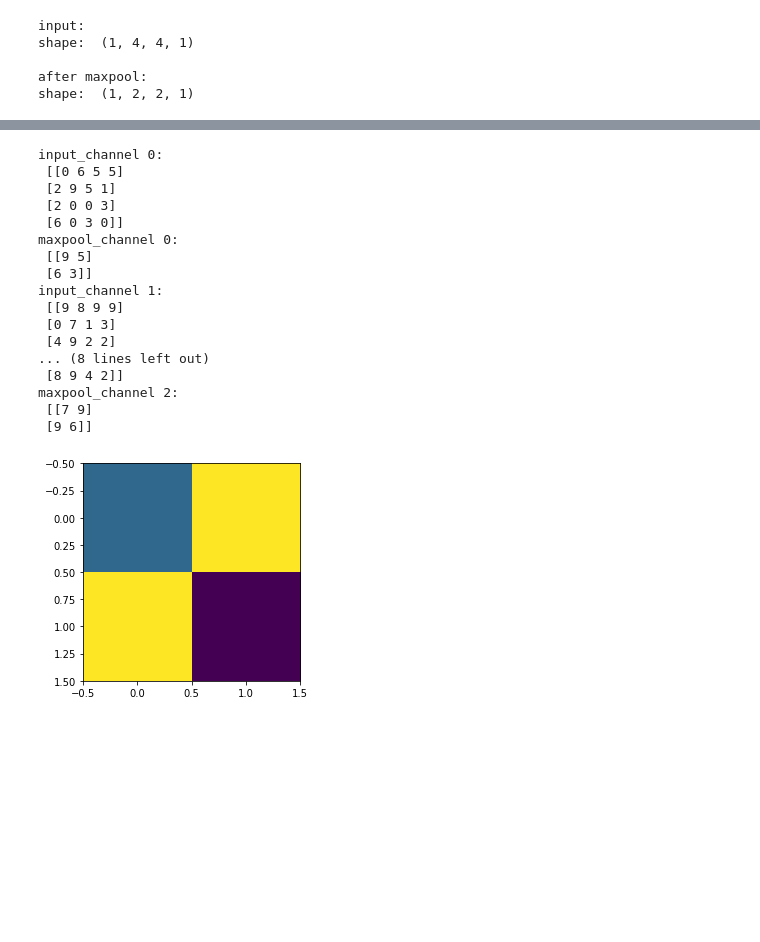
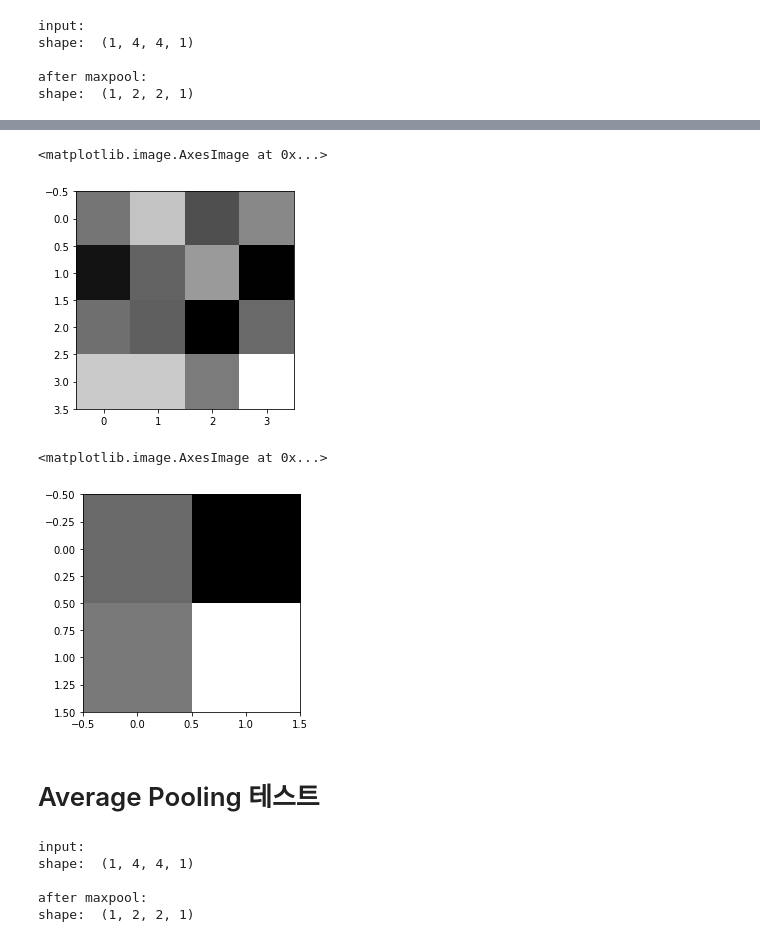
Before and after one commit to engineerjkk/DeepLearning_from_Scratch, a Jupyter notebook: conv_and_pooling_layer.ipynb, the cells around one changed output, grey strips where cells are left out. Saved outputs shown, nothing was run; the diff lists cells and outputs as text; code cells hidden in the pictures; blank space fills up the shorter version.

```diff
--- a/conv_and_pooling_layer.ipynb
+++ b/conv_and_pooling_layer.ipynb
@@ -128,27 +100,26 @@ print(maxpooled.numpy().squeeze(),'\n')
-# %%
-for channel_idx in range(3):
-  print('input_channel {}:\n'.format(channel_idx),test_image[...,channel_idx].numpy().squeeze())
-  #cv2.cvtColor( test_image.numpy().squeeze(), cv2.COLOR_BGR2RGB)
-  plt.imshow( test_image[...,channel_idx].numpy().squeeze())
-  print('maxpool_channel {}:\n'.format(channel_idx),maxpooled[...,channel_idx].numpy().squeeze())
-  #cv2.cvtColor( maxpooled.numpy().squeeze(), cv2.COLOR_BGR2RGB)
-  plt.imshow( maxpooled[...,channel_idx].numpy().squeeze())
-# %% [output]
-input_channel 0:
- [[0 6 5 5]
- [2 9 5 1]
- [2 0 0 3]
- [6 0 3 0]]
-maxpool_channel 0:
- [[9 5]
- [6 3]]
-input_channel 1:
- [[9 8 9 9]
- [0 7 1 3]
- [4 9 2 2]
-... (8 lines left out)
- [8 9 4 2]]
-maxpool_channel 2:
- [[7 9]
- [9 6]]
-[figure, removed]
+# %%
+cv2.cvtColor( test_image.numpy().squeeze(), cv2.COLOR_BGR2RGB)
+plt.imshow( test_image.numpy().squeeze(),cmap='gray')
+# %% [output]
+<matplotlib.image.AxesImage at 0x...>
+[figure, added]
+# %%
+cv2.cvtColor( maxpooled.numpy().squeeze(), cv2.COLOR_BGR2RGB)
+plt.imshow( maxpooled.numpy().squeeze(),cmap='gray')
+# %% [output]
+<matplotlib.image.AxesImage at 0x...>
+[figure, added]
+# %% [markdown]
+# Average Pooling 테스트
+# %%
+avgpool=AveragePooling2D(pool_size=2,strides=2)
+avgpooled=avgpool(test_image)
+
+p_color('input',test_image)
+p_color('after maxpool',avgpooled)
+# %% [output]
+input:
+shape:  (1, 4, 4, 1)
+
+after maxpool:
+shape:  (1, 2, 2, 1)
```
Also changed, not shown: parts of 76 cells of this notebook.
